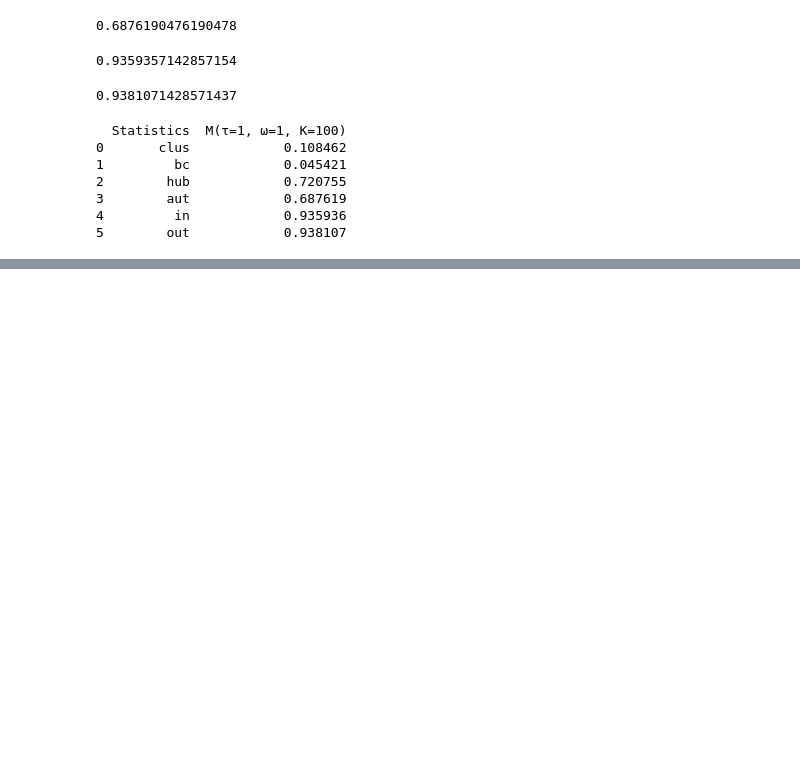
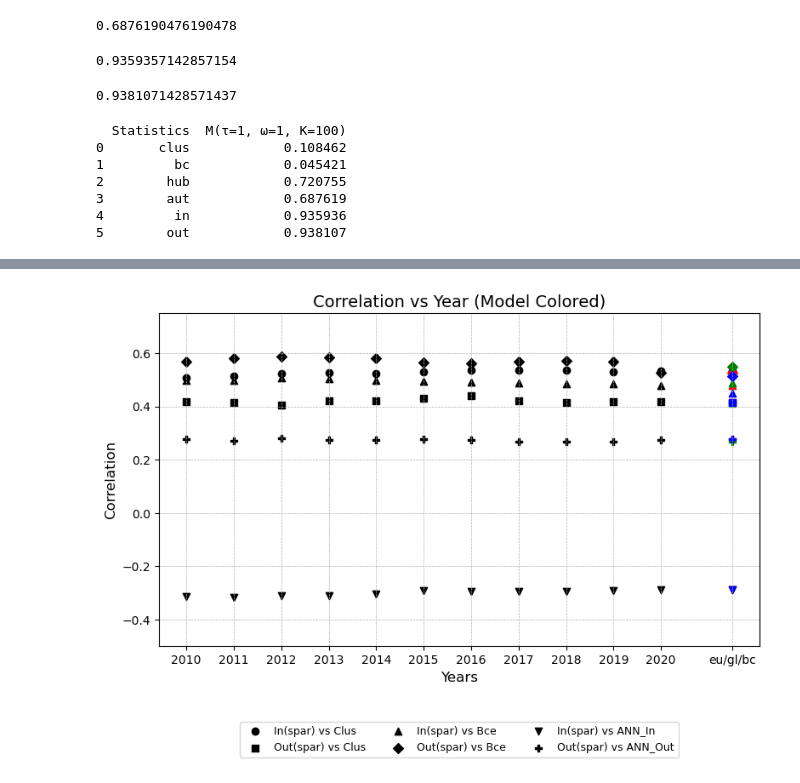
Before and after one commit to FabioEhr/Complex-Network, a Jupyter notebook: Stat_analysis.ipynb, the cells around one changed output, grey strips where cells are left out. Cells and saved outputs as stored; diff of their text form; code cells hidden in the pictures; blank space fills up the shorter version.

```diff
--- a/Stat_analysis.ipynb
+++ b/Stat_analysis.ipynb
@@ -705,0 +899,8 @@ M.to_parquet('M_values.parquet')
+# %%
+corr_in_spar_clus.set_index('year', inplace=True)
+corr_out_spar_clus.set_index('year', inplace=True)
+corr_in_spar_bce.set_index('year', inplace=True)
+corr_out_spar_bce.set_index('year', inplace=True)
+
+correlation_spar_1 = pd.concat([corr_in_spar_clus, corr_out_spar_clus, corr_in_spar_bce, corr_out_spar_bce], axis=1)
+print(correlation_spar_1)
@@ -705,0 +941,9 @@ M.to_parquet('M_values.parquet')
+# %%
+corr_in_spar_ann_in = correl_coeff(in_strength_s, Aver_in_nn_in, values = 'Average_NN_In_Strength', title= 'In(spar) vs ANN_In')
+corr_out_spar_ann_out = correl_coeff(out_strength_s, Aver_out_nn_out, values = 'Average_NN_Out_Strength', title= 'Out(spar) vs ANN_Out')
+
+corr_in_spar_ann_in.set_index('year', inplace=True)
+corr_out_spar_ann_out.set_index('year', inplace=True)
+
+correlation_spar = pd.concat([correlation_spar_1, corr_in_spar_ann_in, corr_out_spar_ann_out], axis=1)
+print(correlation_spar)
@@ -705,0 +968,50 @@ M.to_parquet('M_values.parquet')
+# %%
+correlation_spar.index = correlation_spar.index.astype(str)
+correlation_spar.to_parquet('Correlation_spar.parquet')
+# %%
+
+
+# Reset and prepare data
+df = correlation_spar.reset_index()
+
+# Convert 'year' to numeric where possible (non-numeric like 'eu' -> NaN)
+df['year_num'] = pd.to_numeric(df['year'], errors='coerce')
+
+# Separate numeric years and special cases
+year_rows = df[df['year_num'].between(2010, 2020)].copy()
+special_rows = df[df['year'].isin(['eu', 'gl', 'bc'])].copy()
+
+# Plot settings
+marker_styles = ['o', 's', '^', 'D', 'v', 'P', '*', 'X', '<', '>']
+special_colors = {'eu': 'red', 'gl': 'green', 'bc': 'blue'}
+special_x = 2021.5
+xticks = list(range(2010, 2021)) + [special_x]
+xtick_labels = list(range(2010, 2021)) + ['eu/gl/bc']
+
+# Plot
+plt.figure(figsize=(8, 6))
+
+for i, col in enumerate(df.columns[1:-1]):  # skip 'year' and 'year_num'
+    marker = marker_styles[i % len(marker_styles)]
+
+    # Plot year points in black
+    plt.scatter(year_rows['year_num'], year_rows[col], marker=marker, color='black', label=col)
+
+    # Plot special values at same x (colored)
+    for label in ['eu', 'gl', 'bc']:
+        if label in special_rows['year'].values:
+            y_val = special_rows.loc[special_rows['year'] == label, col].values[0]
+            plt.scatter(special_x, y_val, marker=marker, color=special_colors[label])
+
+# Final formatting
+plt.xticks(xticks, xtick_labels)
+plt.xlabel("Years", fontsize=12)
+plt.ylabel("Correlation", fontsize=12)
+plt.title("Correlation vs Year (Model Colored)", fontsize=14)
+plt.ylim(-0.5, 0.75)
+plt.grid(True, linestyle='--', linewidth=0.5)
+plt.legend(title="", loc='lower center', bbox_to_anchor=(0.5, -0.35), ncol=3, fontsize=9)
+plt.tight_layout()
+plt.show()
+# %% [output]
+[figure, added]
```
Also changed, not shown: parts of 41 cells of this notebook, 36 other files.
